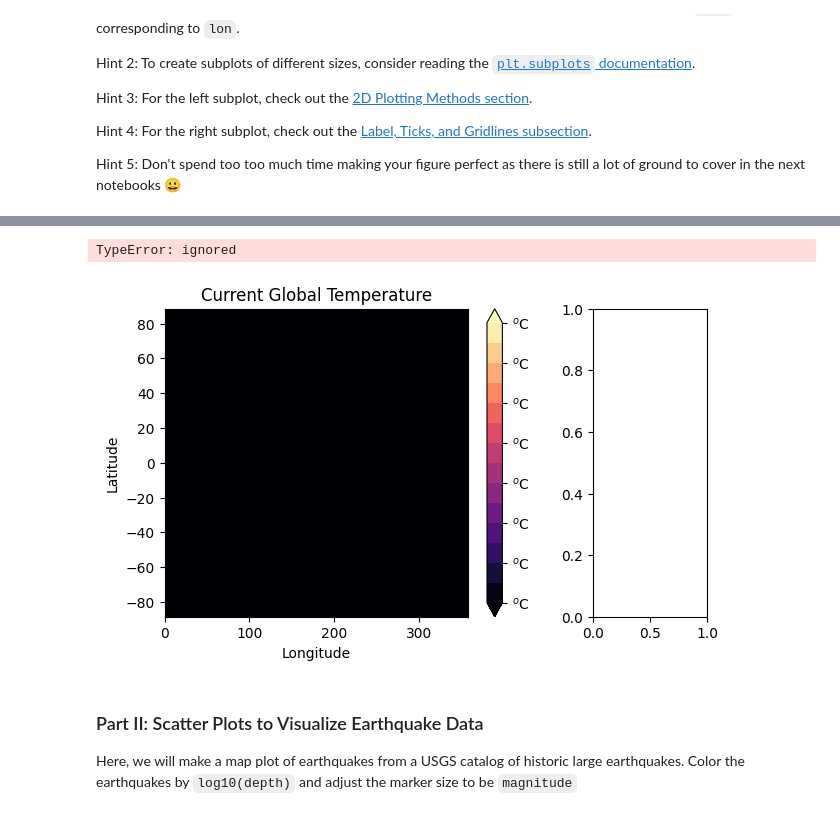
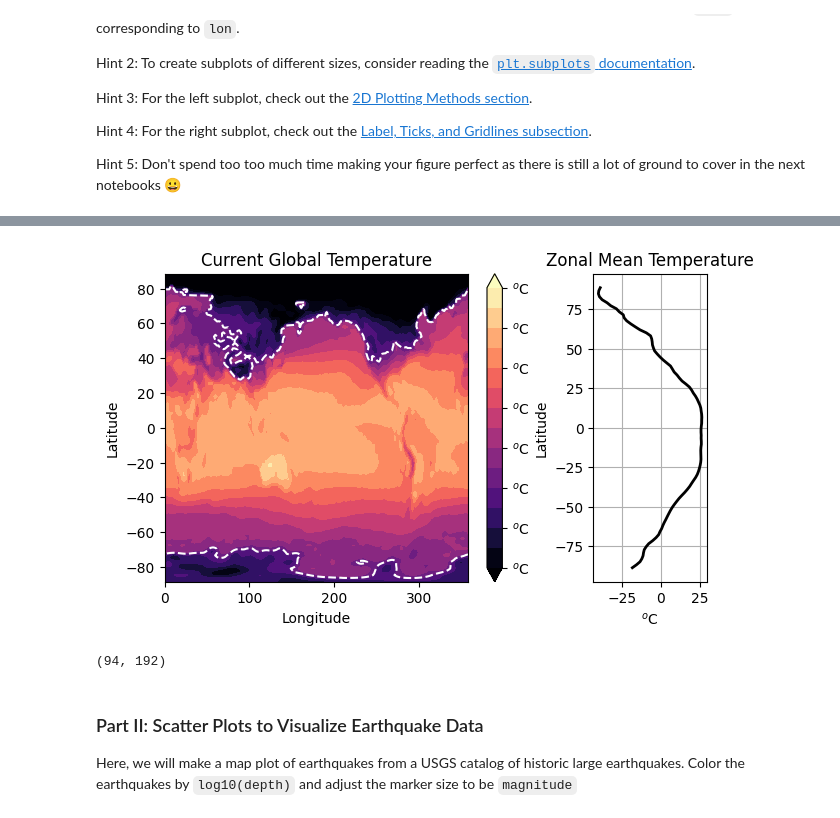
Before and after one commit to Cuillereasoupe/2023_Intro_Python, a Jupyter notebook: ML_EES/IP/W2_S2.ipynb, the cells around one changed output, grey strips where cells are left out. Saved outputs shown, nothing was run; the diff lists cells and outputs as text; code cells hidden in the pictures.

```diff
--- a/ML_EES/IP/W2_S2.ipynb
+++ b/ML_EES/IP/W2_S2.ipynb
@@ -70,24 +70,27 @@ Hint 5: Don't spend too too much time making your figure perfect as there is sti
 # %%
 # Replicate this figure
 # Temperature values are originally in Kelvin units -> Convert to degree celsius by subtracting 273.15
 temp-=273.15
 fig, (ax1,ax2) = plt.subplots(1,2, figsize=(7,4),gridspec_kw={'width_ratios': [5, 1.5]})
 ctemp = ax1.contourf(lon,lat,temp,cmap='magma',levels=np.linspace(-30,40,15),extend='both')
 ax1.contour(lon,lat,temp,colors='w',levels=[-10],extend='both')
 ax1.set_xlabel('Longitude')
 ax1.set_ylabel('Latitude')
 ax1.set_title('Current Global Temperature')
 plt.colorbar(ctemp,ax=ax1,format='$^o$C')
 
-ax2.contour(np.mean(temp, axis=1),lat,lw=2,c='k')
-#ax2.set_xlabel(r'$^{o}$C')
-#ax2.set_ylabel(r'Latitude')
-#ax2.set_title('Zonal Mean Temperature')
-#plt.____()
+ax2.plot(np.mean(temp, axis=1),lat,lw=2,c='k')
+ax2.set_xlabel(r'$^{o}$C')
+ax2.set_ylabel(r'Latitude')
+ax2.set_title('Zonal Mean Temperature')
+plt.grid()
 plt.show()
 # %% [output]
-TypeError: ignored
-[figure, old version]
+[figure, new version]
+# %%
+temp.shape
+# %% [output]
+(94, 192)
 # %% [markdown]
 ### Part II: Scatter Plots to Visualize Earthquake Data
 Here, we will make a map plot of earthquakes from a USGS catalog of historic large earthquakes. Color the earthquakes by `log10(depth)` and adjust the marker size to be `magnitude`
```
Also changed, not shown: parts of 2 cells of this notebook.
